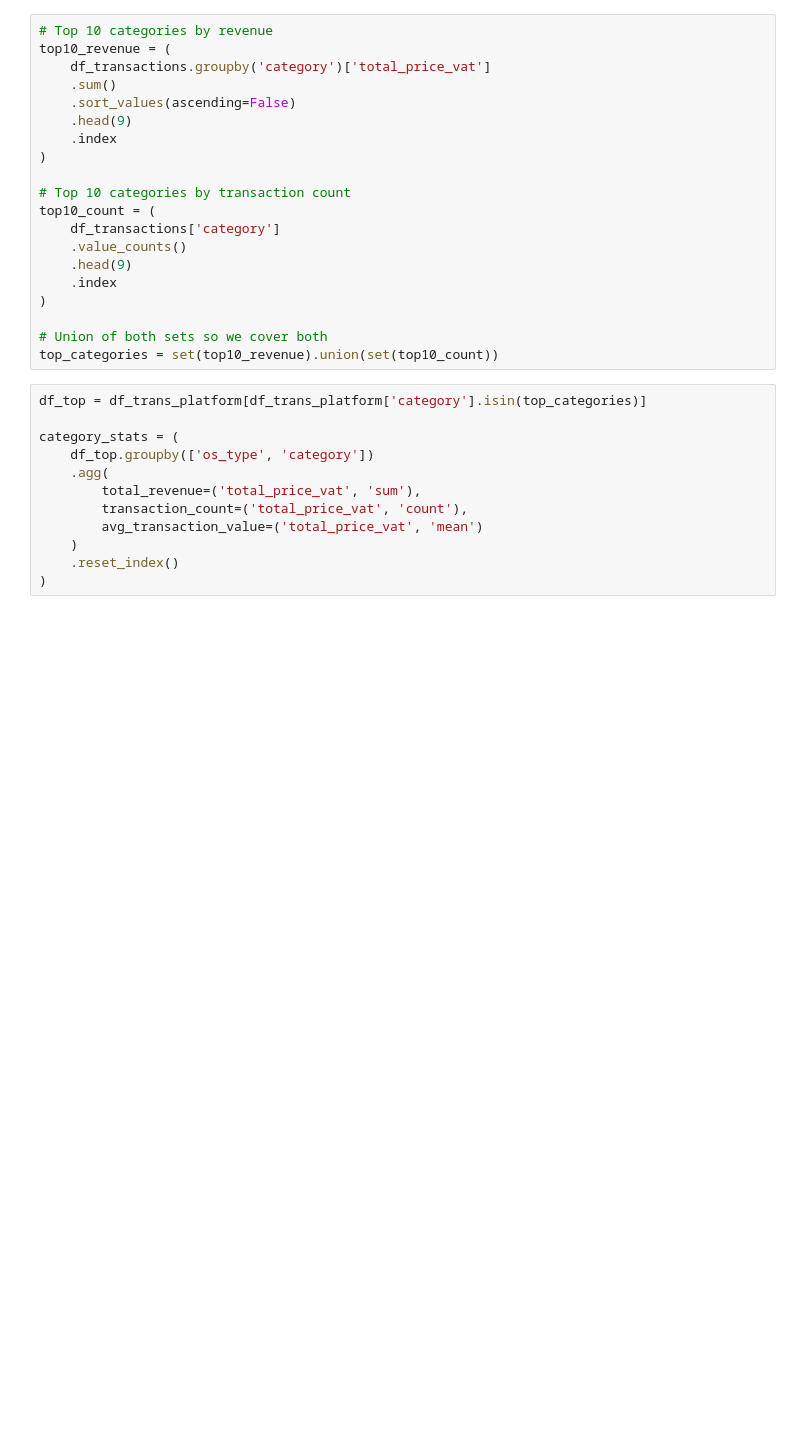
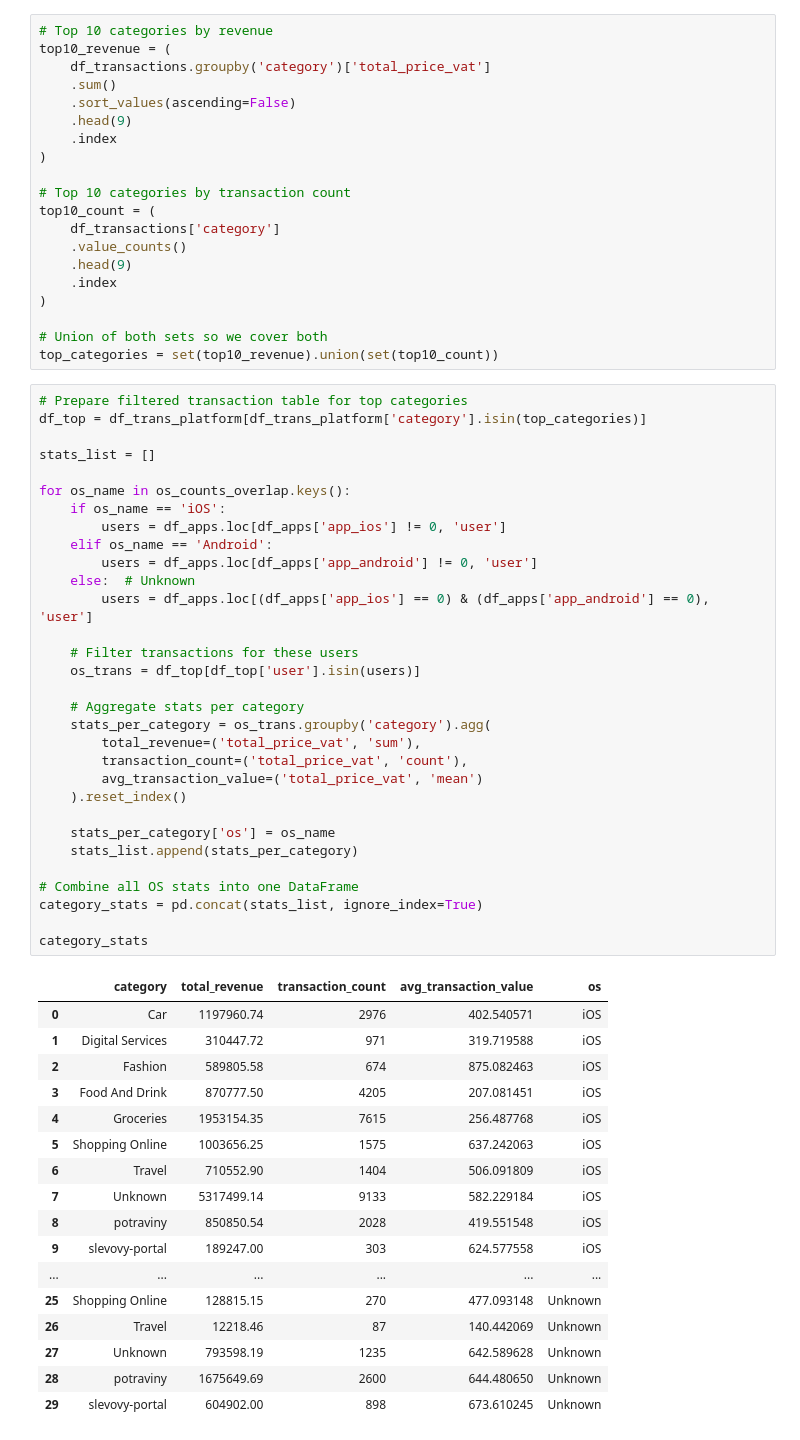
Before and after one commit to akorablov/Project_Twisto, a Jupyter notebook: twisto_project/3_OS_users_analysis.ipynb, the cells around one changed output. Cells and saved outputs as stored; diff of their text form; blank space fills up the shorter version.

```diff
--- a/twisto_project/3_OS_users_analysis.ipynb
+++ b/twisto_project/3_OS_users_analysis.ipynb
@@ -167,15 +200,52 @@ top10_count = (
 # Union of both sets so we cover both
 top_categories = set(top10_revenue).union(set(top10_count))
 # %%
+# Prepare filtered transaction table for top categories
 df_top = df_trans_platform[df_trans_platform['category'].isin(top_categories)]
 
-category_stats = (
-    df_top.groupby(['os_type', 'category'])
-    .agg(
+stats_list = []
+
+for os_name in os_counts_overlap.keys():
+    if os_name == 'iOS':
+        users = df_apps.loc[df_apps['app_ios'] != 0, 'user']
+    elif os_name == 'Android':
+        users = df_apps.loc[df_apps['app_android'] != 0, 'user']
+    else:  # Unknown
+        users = df_apps.loc[(df_apps['app_ios'] == 0) & (df_apps['app_android'] == 0), 'user']
+
+    # Filter transactions for these users
+    os_trans = df_top[df_top['user'].isin(users)]
+
+    # Aggregate stats per category
+    stats_per_category = os_trans.groupby('category').agg(
         total_revenue=('total_price_vat', 'sum'),
         transaction_count=('total_price_vat', 'count'),
         avg_transaction_value=('total_price_vat', 'mean')
-    )
-    .reset_index()
-)
+    ).reset_index()
+
+    stats_per_category['os'] = os_name
+    stats_list.append(stats_per_category)
+
+# Combine all OS stats into one DataFrame
+category_stats = pd.concat(stats_list, ignore_index=True)
+
+category_stats
+# %% [output]
+|  | category | total_revenue | transaction_count | avg_transaction_value | os |
+| 0 | Car | 1197960.74 | 2976 | 402.540571 | iOS |
+| 1 | Digital Services | 310447.72 | 971 | 319.719588 | iOS |
+| 2 | Fashion | 589805.58 | 674 | 875.082463 | iOS |
+| 3 | Food And Drink | 870777.50 | 4205 | 207.081451 | iOS |
+| 4 | Groceries | 1953154.35 | 7615 | 256.487768 | iOS |
+| 5 | Shopping Online | 1003656.25 | 1575 | 637.242063 | iOS |
+| 6 | Travel | 710552.90 | 1404 | 506.091809 | iOS |
+| 7 | Unknown | 5317499.14 | 9133 | 582.229184 | iOS |
+| 8 | potraviny | 850850.54 | 2028 | 419.551548 | iOS |
+| 9 | slevovy-portal | 189247.00 | 303 | 624.577558 | iOS |
+| ... | ... | ... | ... | ... | ... |
+| 25 | Shopping Online | 128815.15 | 270 | 477.093148 | Unknown |
+| 26 | Travel | 12218.46 | 87 | 140.442069 | Unknown |
+| 27 | Unknown | 793598.19 | 1235 | 642.589628 | Unknown |
+| 28 | potraviny | 1675649.69 | 2600 | 644.480650 | Unknown |
+| 29 | slevovy-portal | 604902.00 | 898 | 673.610245 | Unknown |
 # %%
```
Also changed, not shown: parts of 11 cells of this notebook, 1 other file.
